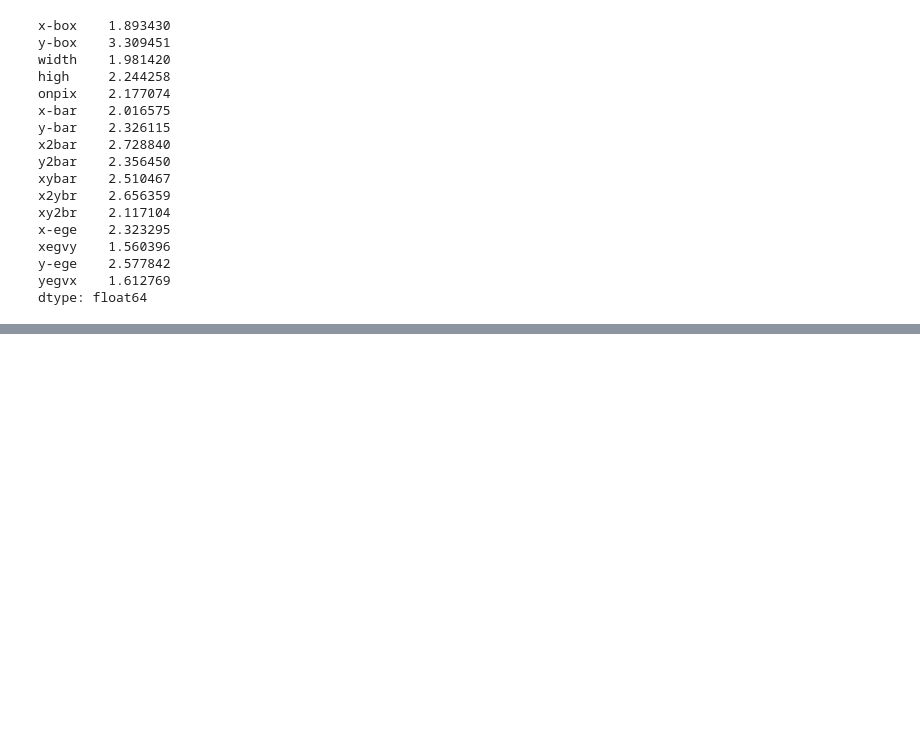
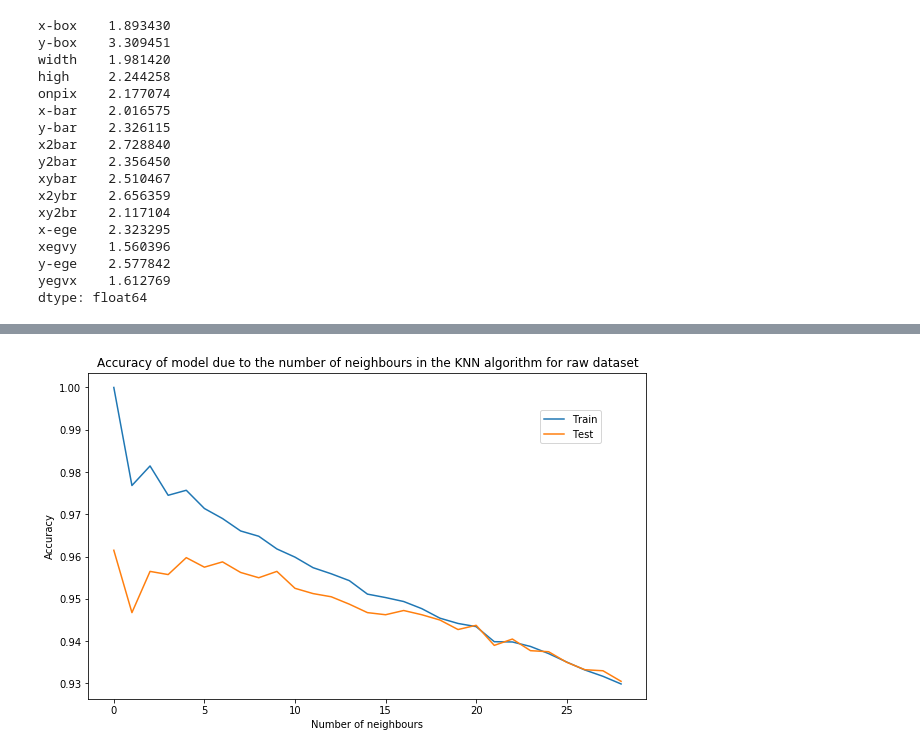
Before and after one commit to maciejniklas/LetterImageRecognition, a Jupyter notebook: Workbook.ipynb, the cells around one changed output, grey strips where cells are left out. Saved outputs shown, nothing was run; the diff lists cells and outputs as text; code cells hidden in the pictures; blank space fills up the shorter version.

```diff
--- a/Workbook.ipynb
+++ b/Workbook.ipynb
@@ -409,0 +420,25 @@ score
+# %%
+# Because results for 'raw' dataSet was the best, I will check what number of neighbours will be most efficient
+trainResults = list()
+testResults = list()
+
+for index in range(1, 30):
+    kNeighborsClass = sklearn.neighbors.KNeighborsClassifier(n_neighbors=index)
+    kNeighborsClass.fit(xTrain, yTrain)
+    yTrainClass = kNeighborsClass.predict(xTrain)
+    yTestClass = kNeighborsClass.predict(xTest)
+
+    trainResults.append(sklearn.metrics.accuracy_score(yTrainClass, yTrain))
+    testResults.append(sklearn.metrics.accuracy_score(yTestClass, yTest))
+# %%
+# Chart of results
+plt.figure(figsize=(10,6))
+plt.plot(trainResults, label="Train")
+plt.plot(testResults, label="Test")
+plt.xlabel("Number of neighbours")
+plt.ylabel("Accuracy")
+plt.title("Accuracy of model due to the number of neighbours in the KNN algorithm for raw dataset")
+plt.legend(bbox_to_anchor=(0.8, 0.9), loc='upper left')
+plt.show()
+# %% [output]
+[figure, added]
```
Also changed, not shown: parts of 10 cells of this notebook.
